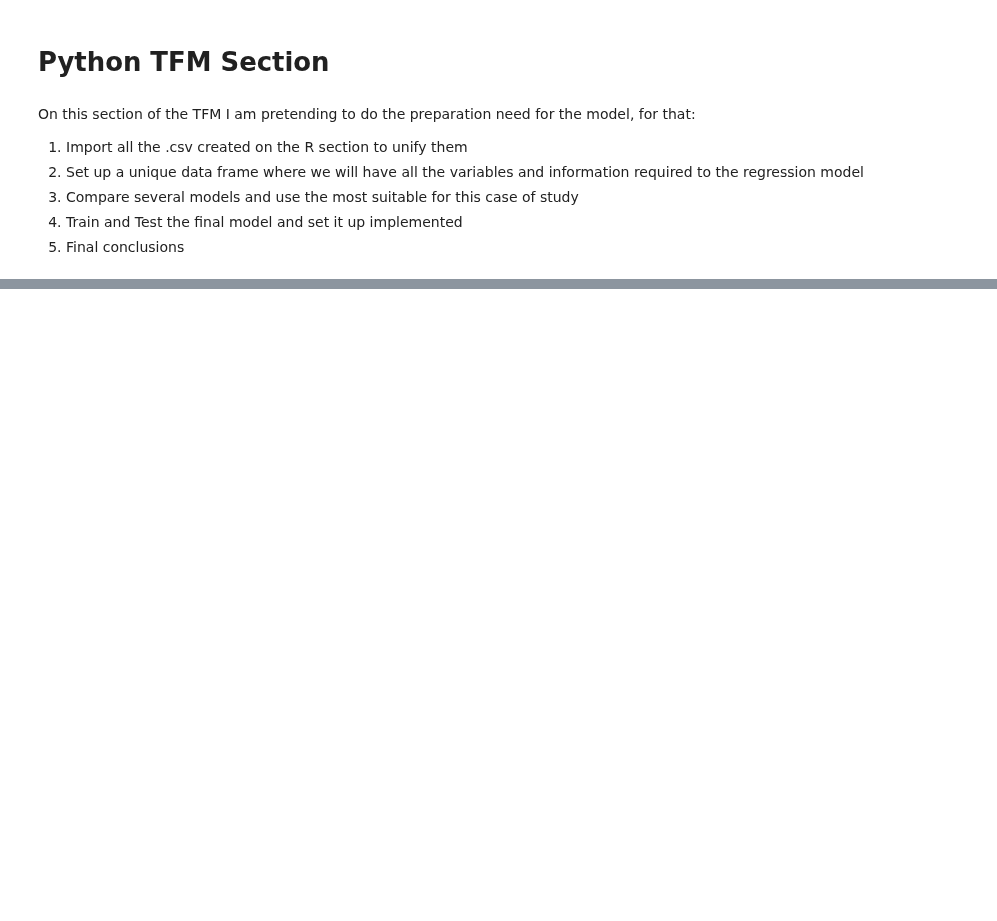
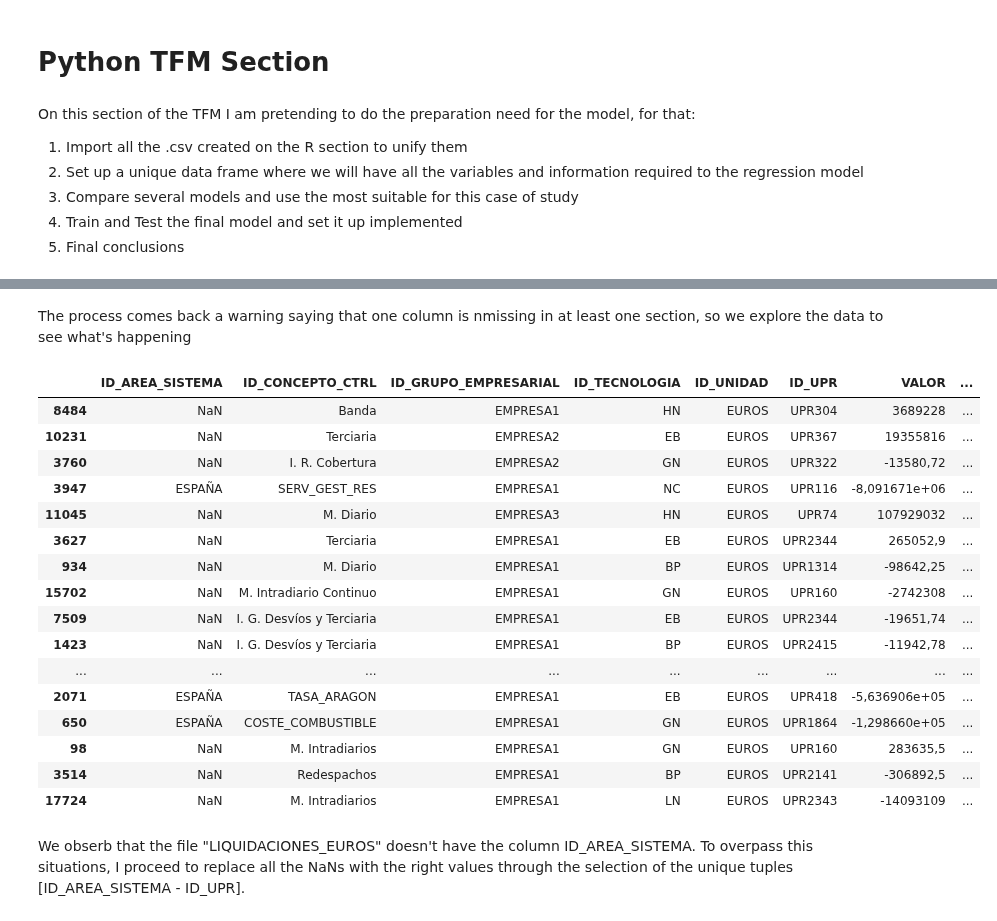
Before and after one commit to davescusope/TFM_Data_Science, a Jupyter notebook: 04.Data Modeling.ipynb, the cells around one changed output, grey strips where cells are left out. Saved outputs shown, nothing was run; the diff lists cells and outputs as text; code cells hidden in the pictures; blank space fills up the shorter version.

```diff
--- a/04.Data Modeling.ipynb
+++ b/04.Data Modeling.ipynb
@@ -107,0 +56,3 @@ NUCLEAR_WASTES_EUROS.csv
+# %%
+inputpath1 = Path.cwd() / 'Outputs' / 'COSTES_E4E_EUROS.csv'
+df1 = pd.read_csv(inputpath1, sep = ';', header = 0 , encoding = "ISO-8859-1")
@@ -107,0 +61,4 @@ NUCLEAR_WASTES_EUROS.csv
+# %%
+dfTotal = df1[0:0]
+del(df1)
+dfTotal
@@ -107,0 +67,7 @@ NUCLEAR_WASTES_EUROS.csv
+# %%
+path_list = []
+for file in File_list:
+    inputpath = Path.cwd() / 'Outputs' / file
+    print (inputpath)
+    df1 = pd.read_csv(inputpath, sep = ';', header = 0 , encoding = "ISO-8859-1")
+    dfTotal = dfTotal.append(df1)
@@ -107,0 +85,26 @@ NUCLEAR_WASTES_EUROS.csv
+# %% [markdown]
+The process comes back a warning saying that one column is nmissing in at least one section, so we explore the data to see what's happening
+# %%
+dfTotal.sample(20)
+# %% [output]
+|  | ID_AREA_SISTEMA | ID_CONCEPTO_CTRL | ID_GRUPO_EMPRESARIAL | ID_TECNOLOGIA | ID_UNIDAD | ID_UPR | VALOR | ... |
+| 8484 | NaN | Banda | EMPRESA1 | HN | EUROS | UPR304 | 3689228 | ... |
+| 10231 | NaN | Terciaria | EMPRESA2 | EB | EUROS | UPR367 | 19355816 | ... |
+| 3760 | NaN | I. R. Cobertura | EMPRESA2 | GN | EUROS | UPR322 | -13580,72 | ... |
+| 3947 | ESPAÑA | SERV_GEST_RES | EMPRESA1 | NC | EUROS | UPR116 | -8,091671e+06 | ... |
+| 11045 | NaN | M. Diario | EMPRESA3 | HN | EUROS | UPR74 | 107929032 | ... |
+| 3627 | NaN | Terciaria | EMPRESA1 | EB | EUROS | UPR2344 | 265052,9 | ... |
+| 934 | NaN | M. Diario | EMPRESA1 | BP | EUROS | UPR1314 | -98642,25 | ... |
+| 15702 | NaN | M. Intradiario Continuo | EMPRESA1 | GN | EUROS | UPR160 | -2742308 | ... |
+| 7509 | NaN | I. G. Desvíos y Terciaria | EMPRESA1 | EB | EUROS | UPR2344 | -19651,74 | ... |
+| 1423 | NaN | I. G. Desvíos y Terciaria | EMPRESA1 | BP | EUROS | UPR2415 | -11942,78 | ... |
+| ... | ... | ... | ... | ... | ... | ... | ... | ... |
+| 2071 | ESPAÑA | TASA_ARAGON | EMPRESA1 | EB | EUROS | UPR418 | -5,636906e+05 | ... |
+| 650 | ESPAÑA | COSTE_COMBUSTIBLE | EMPRESA1 | GN | EUROS | UPR1864 | -1,298660e+05 | ... |
+| 98 | NaN | M. Intradiarios | EMPRESA1 | GN | EUROS | UPR160 | 283635,5 | ... |
+| 3514 | NaN | Redespachos | EMPRESA1 | BP | EUROS | UPR2141 | -306892,5 | ... |
+| 17724 | NaN | M. Intradiarios | EMPRESA1 | LN | EUROS | UPR2343 | -14093109 | ... |
+# %% [markdown]
+We obserb that the file "LIQUIDACIONES_EUROS" doesn't have the column ID_AREA_SISTEMA.
+To overpass this situations, I proceed to replace all the NaNs with the right values through the selection of the unique tuples
+[ID_AREA_SISTEMA - ID_UPR].
```
Also changed, not shown: parts of 44 cells of this notebook, 2 other files.
